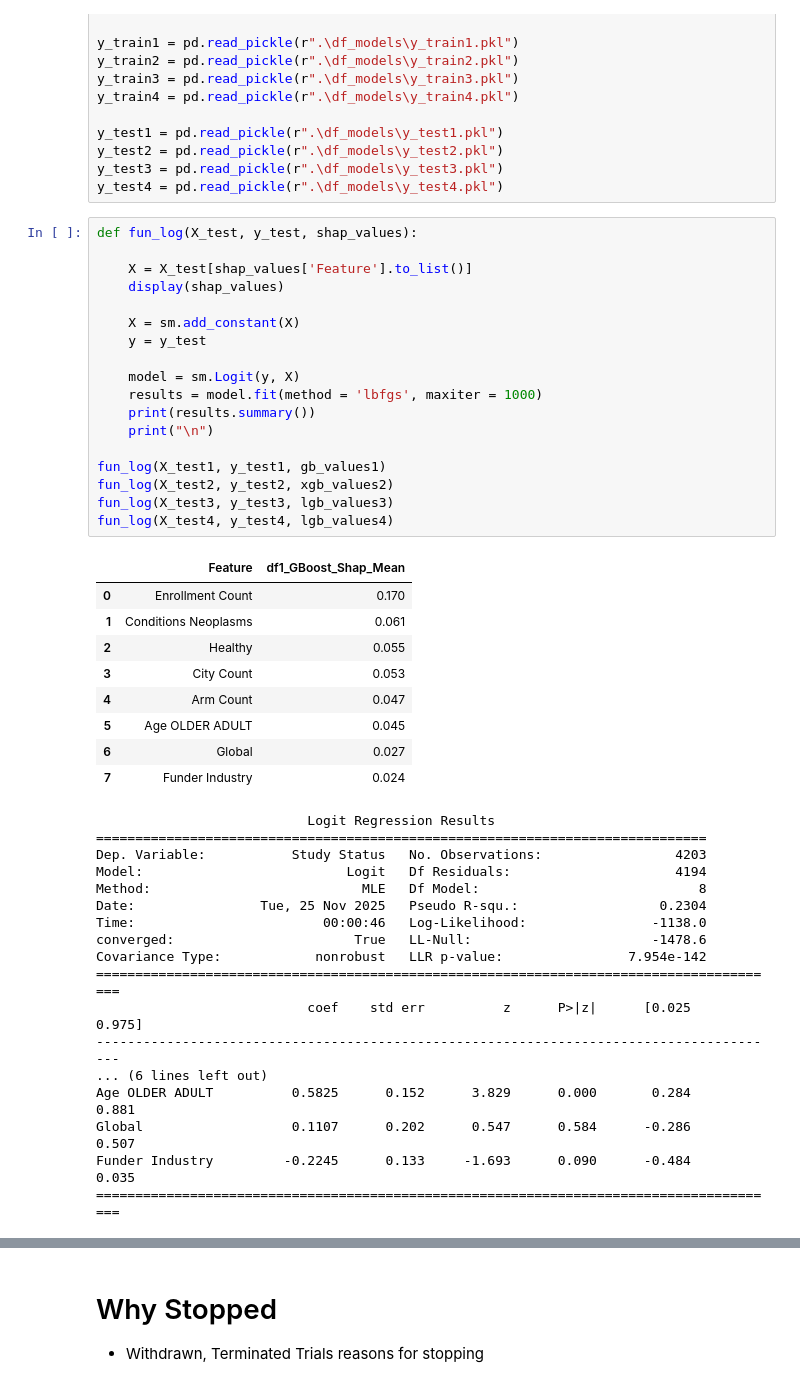
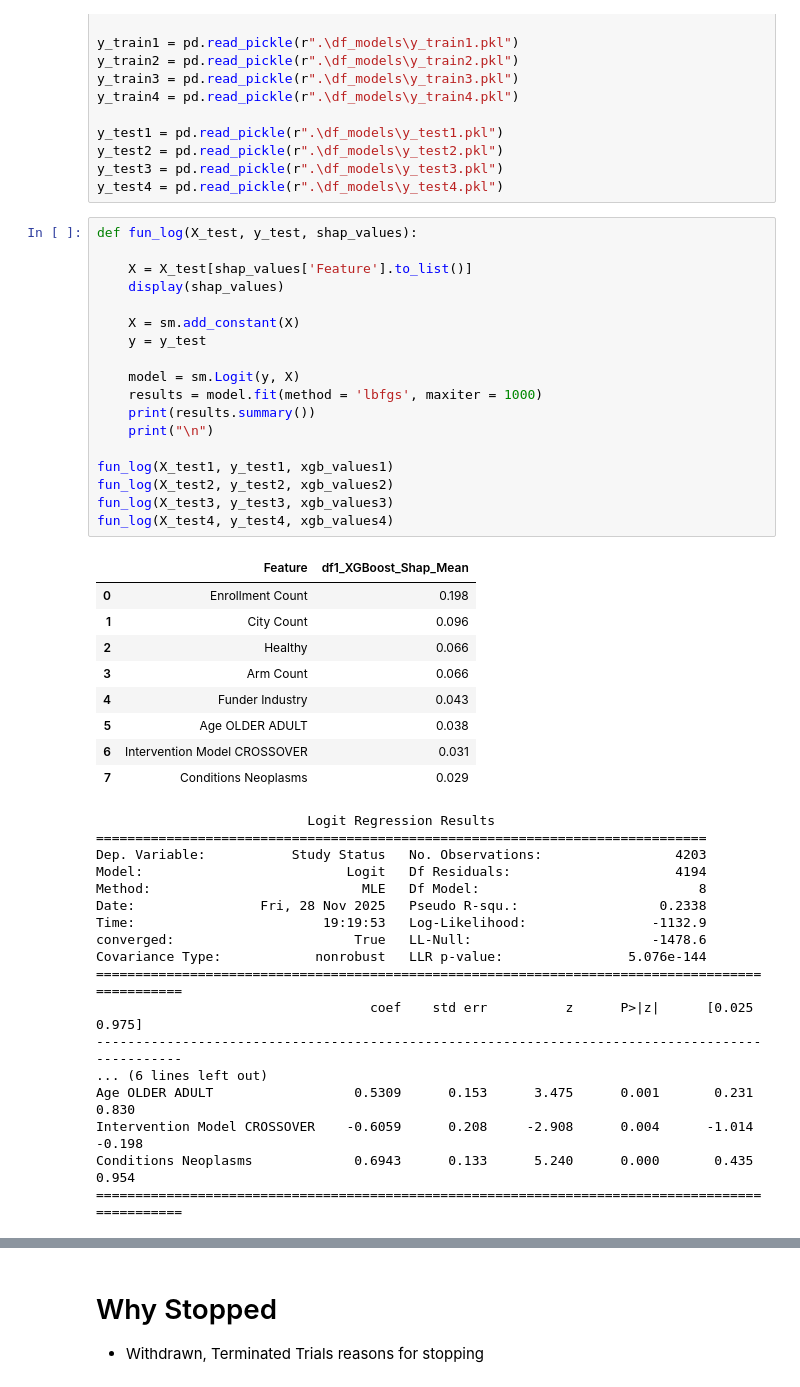
Before and after one commit to AndreouEugenia/Thesis, a Jupyter notebook: 6.Thesis_Results.ipynb, the cells around one changed output, grey strips where cells are left out. Saved outputs shown, nothing was run; the diff lists cells and outputs as text.

```diff
--- a/6.Thesis_Results.ipynb
+++ b/6.Thesis_Results.ipynb
@@ -231,46 +231,46 @@ y_test4 = pd.read_pickle(r".\df_models\y_test4.pkl")
 # %%
 def fun_log(X_test, y_test, shap_values):
 
     X = X_test[shap_values['Feature'].to_list()]
     display(shap_values)
 
     X = sm.add_constant(X)
     y = y_test
 
     model = sm.Logit(y, X)
     results = model.fit(method = 'lbfgs', maxiter = 1000)
     print(results.summary())
     print("\n")
 
-fun_log(X_test1, y_test1, gb_values1)
+fun_log(X_test1, y_test1, xgb_values1)
 fun_log(X_test2, y_test2, xgb_values2)
-fun_log(X_test3, y_test3, lgb_values3)
-fun_log(X_test4, y_test4, lgb_values4)
+fun_log(X_test3, y_test3, xgb_values3)
+fun_log(X_test4, y_test4, xgb_values4)
 # %% [output]
-|  | Feature | df1_GBoost_Shap_Mean |
-| 0 | Enrollment Count | 0.170 |
-| 1 | Conditions Neoplasms | 0.061 |
-| 2 | Healthy | 0.055 |
-| 3 | City Count | 0.053 |
-| 4 | Arm Count | 0.047 |
-| 5 | Age OLDER ADULT | 0.045 |
-| 6 | Global | 0.027 |
-| 7 | Funder Industry | 0.024 |
+|  | Feature | df1_XGBoost_Shap_Mean |
+| 0 | Enrollment Count | 0.198 |
+| 1 | City Count | 0.096 |
+| 2 | Healthy | 0.066 |
+| 3 | Arm Count | 0.066 |
+| 4 | Funder Industry | 0.043 |
+| 5 | Age OLDER ADULT | 0.038 |
+| 6 | Intervention Model CROSSOVER | 0.031 |
+| 7 | Conditions Neoplasms | 0.029 |
                            Logit Regression Results
 ==============================================================================
 Dep. Variable:           Study Status   No. Observations:                 4203
 Model:                          Logit   Df Residuals:                     4194
 Method:                           MLE   Df Model:                            8
-Date:                Tue, 25 Nov 2025   Pseudo R-squ.:                  0.2304
-Time:                        00:00:46   Log-Likelihood:                -1138.0
+Date:                Fri, 28 Nov 2025   Pseudo R-squ.:                  0.2338
+Time:                        19:19:53   Log-Likelihood:                -1132.9
 converged:                       True   LL-Null:                       -1478.6
-Covariance Type:            nonrobust   LLR p-value:                7.954e-142
-========================================================================================
-                           coef    std err          z      P>|z|      [0.025      0.975]
-----------------------------------------------------------------------------------------
+Covariance Type:            nonrobust   LLR p-value:                5.076e-144
+================================================================================================
+                                   coef    std err          z      P>|z|      [0.025      0.975]
+------------------------------------------------------------------------------------------------
 ... (6 lines left out)
-Age OLDER ADULT          0.5825      0.152      3.829      0.000       0.284       0.881
-Global                   0.1107      0.202      0.547      0.584      -0.286       0.507
-Funder Industry         -0.2245      0.133     -1.693      0.090      -0.484       0.035
-========================================================================================
+Age OLDER ADULT                  0.5309      0.153      3.475      0.001       0.231       0.830
+Intervention Model CROSSOVER    -0.6059      0.208     -2.908      0.004      -1.014      -0.198
+Conditions Neoplasms             0.6943      0.133      5.240      0.000       0.435       0.954
+================================================================================================
 |  | Feature | df2_XGBoost_Shap_Mean |
```
Also changed, not shown: parts of 5 cells of this notebook, 8 other files.
